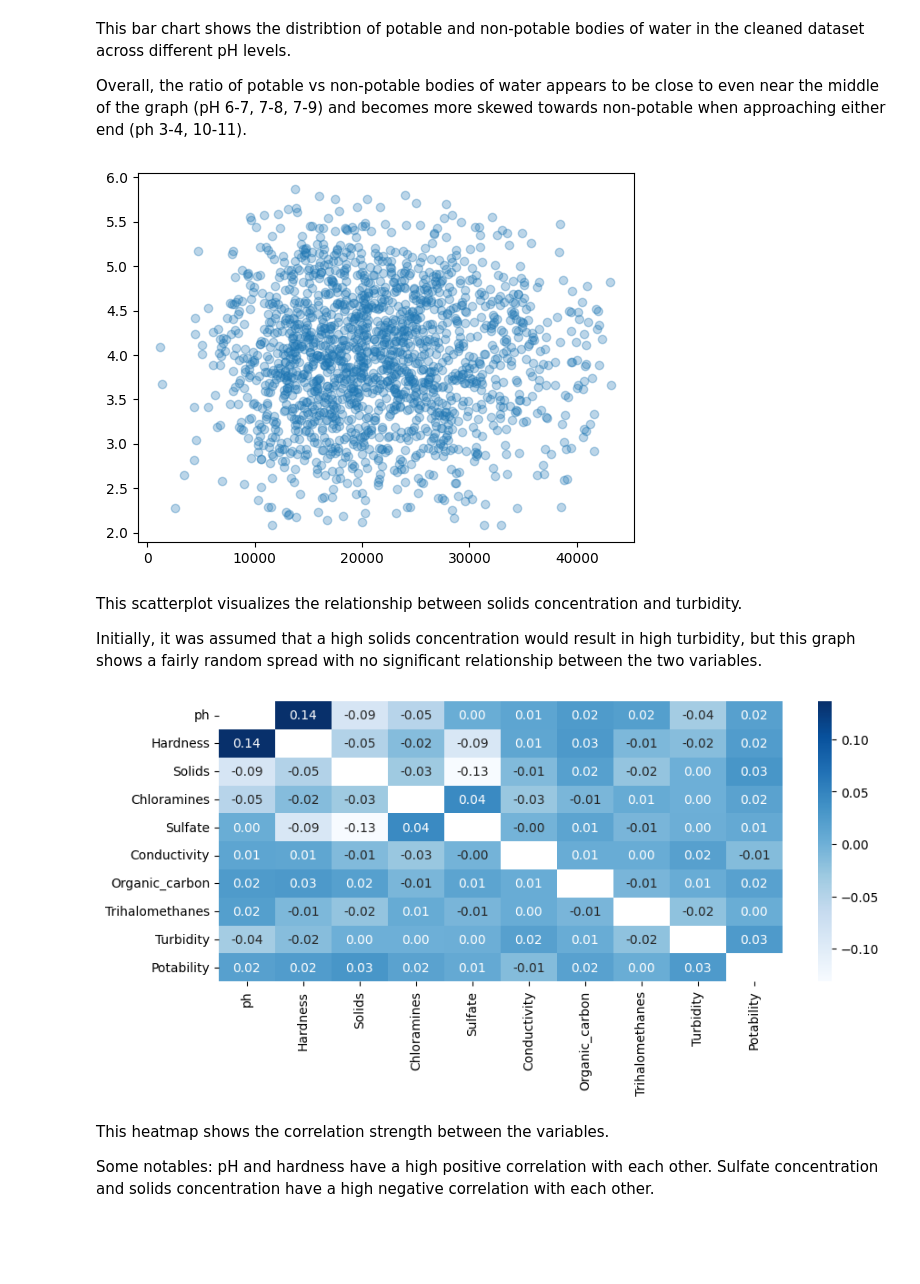
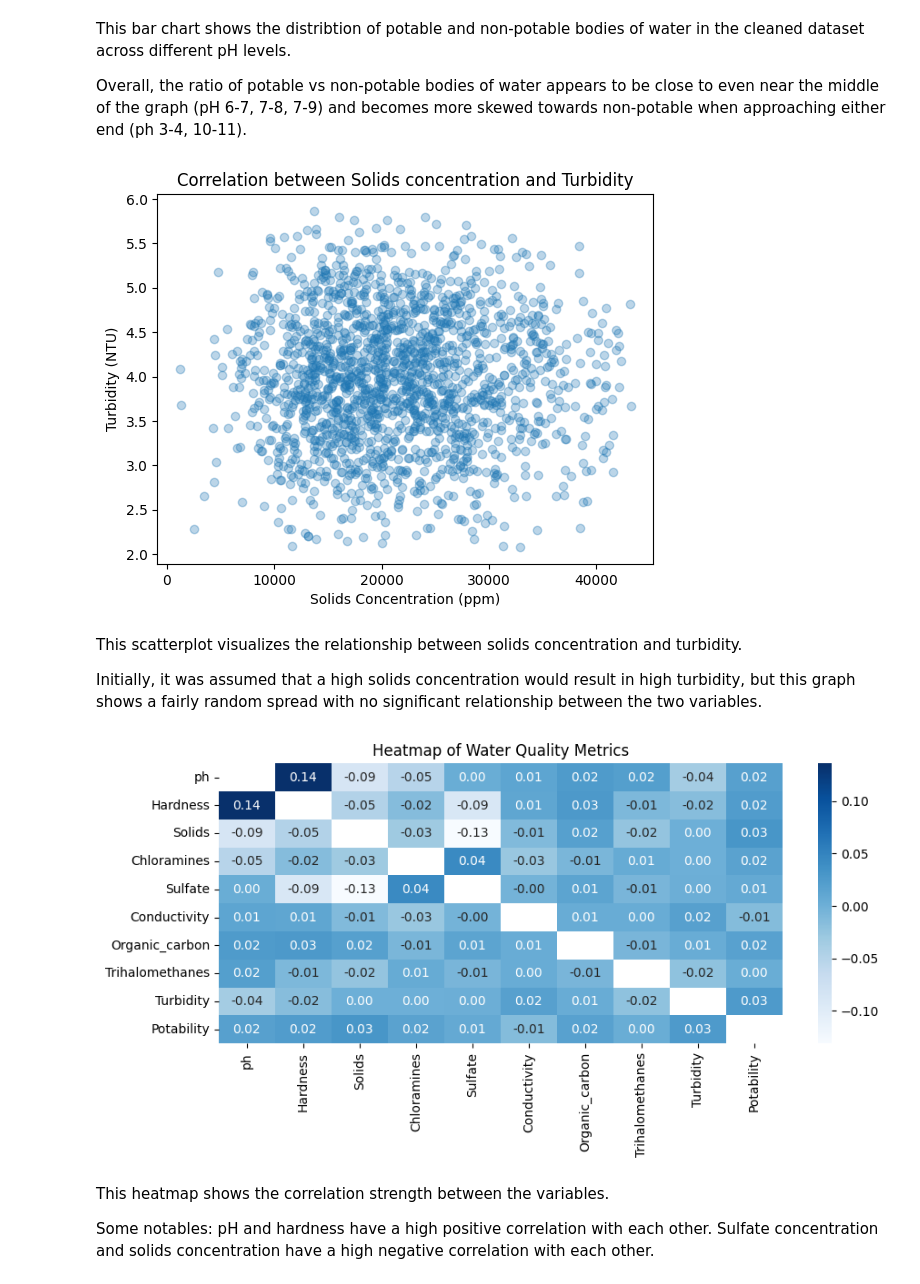
Before and after one commit to CodeMonkey18/WaterPotability, a Jupyter notebook: notebook.ipynb, the cells around one changed output. Cells and saved outputs as stored; diff of their text form; code cells hidden in the pictures; blank space fills up the shorter version.

```diff
--- a/notebook.ipynb
+++ b/notebook.ipynb
@@ -130,11 +130,15 @@ Overall, the ratio of potable vs non-potable bodies of water appears to be close
 # %%
 # create scatter plot to visualize correlation between 2 variables: sulfate and turbidity.
 
 plt.scatter(df_cleaned['Solids'], df_cleaned['Turbidity'], alpha=0.3)
 
+plt.title('Correlation between Solids concentration and Turbidity')
+plt.xlabel('Solids Concentration (ppm)')
+plt.ylabel('Turbidity (NTU)')
+
 plt.show()
 # %% [output]
-[figure, old version]
+[figure, new version]
 # %% [markdown]
 This scatterplot visualizes the relationship between solids concentration and turbidity.
 
@@ -150,9 +154,11 @@ np.fill_diagonal(matrix.values, np.nan)
 
 sns.heatmap(matrix, annot=True, cmap='Blues', fmt='.2f', mask=np.isnan(matrix))
 
+plt.title('Heatmap of Water Quality Metrics')
+
 plt.show()
 # %% [output]
-[figure, old version]
+[figure, new version]
 # %% [markdown]
 This heatmap shows the correlation strength between the variables.
 
```
Also changed, not shown: parts of 1 cell of this notebook.
